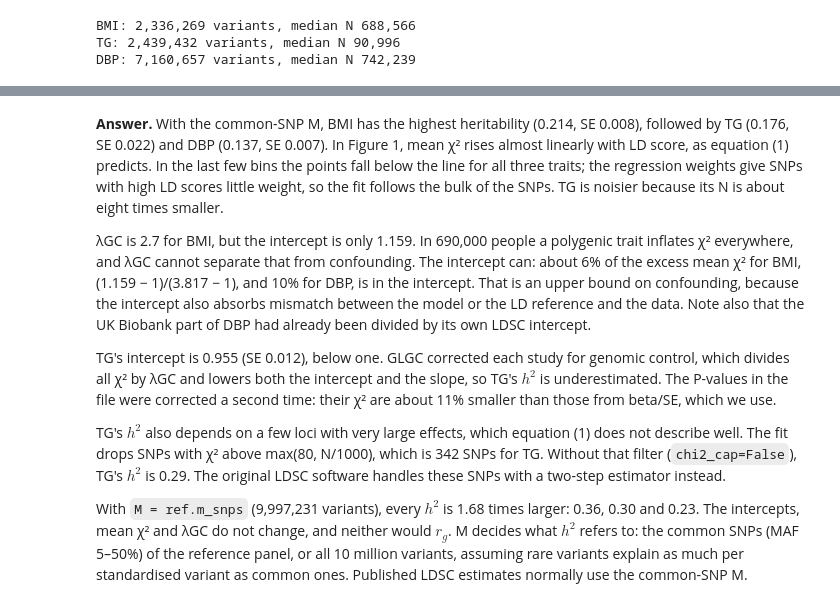
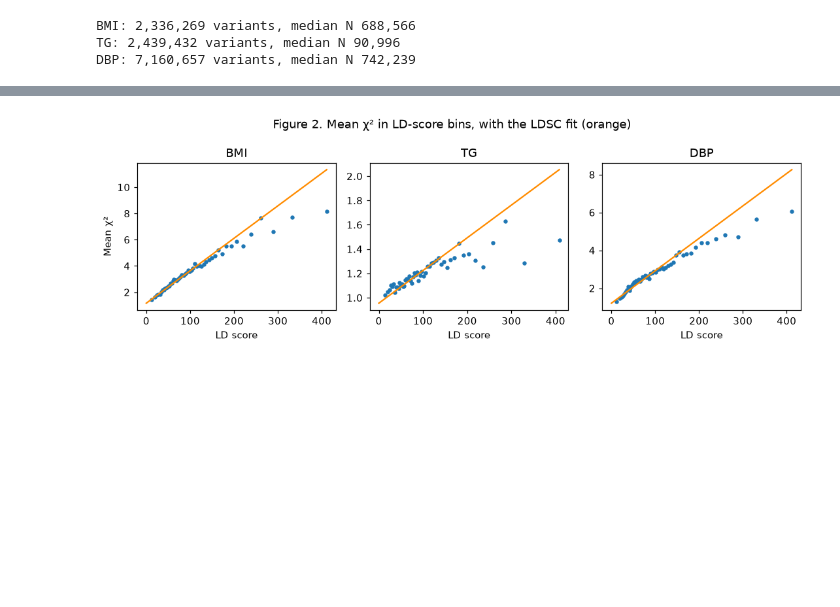
Before and after one commit to bvilhjal/ATIG_2026, a Jupyter notebook: teaching_days/2026-10-29/LDSC/LDSC_practical_answers.ipynb, the cells around one changed output, grey strips where cells are left out. Saved outputs shown, nothing was run; the diff lists cells and outputs as text; code cells hidden in the pictures; blank space fills up the shorter version.

```diff
--- a/teaching_days/2026-10-29/LDSC/LDSC_practical_answers.ipynb
+++ b/teaching_days/2026-10-29/LDSC/LDSC_practical_answers.ipynb
@@ -294,32 +300,24 @@ plt.show()
-# %% [markdown]
-**Answer.** With the common-SNP M, BMI has the highest heritability (0.214, SE 0.008),
-followed by TG (0.176, SE 0.022) and DBP (0.137, SE 0.007). In Figure 1, mean χ²
-rises almost linearly with LD score, as equation (1) predicts. In the last few bins the
-points fall below the line for all three traits; the regression weights give SNPs with
-high LD scores little weight, so the fit follows the bulk of the SNPs. TG is noisier
-because its N is about eight times smaller.
-
-λGC is 2.7 for BMI, but the intercept is only 1.159. In 690,000 people a polygenic
-trait inflates χ² everywhere, and λGC cannot separate that from confounding. The
-intercept can: about 6% of the excess mean χ² for BMI, (1.159 − 1)/(3.817 − 1), and
-10% for DBP, is in the intercept. That is an upper bound on confounding, because the
-intercept also absorbs mismatch between the model or the LD reference and the data.
-Note also that the UK Biobank part of DBP had already been divided by its own LDSC
-intercept.
-
-TG's intercept is 0.955 (SE 0.012), below one. GLGC corrected each study for genomic
-control, which divides all χ² by λGC and lowers both the intercept and the slope, so
-TG's $h^2$ is underestimated. The P-values in the file were corrected a second time:
-their χ² are about 11% smaller than those from beta/SE, which we use.
-
-TG's $h^2$ also depends on a few loci with very large effects, which equation (1) does
-not describe well. The fit drops SNPs with χ² above max(80, N/1000), which is 342 SNPs
-for TG. Without that filter (`chi2_cap=False`), TG's $h^2$ is 0.29. The original LDSC
-software handles these SNPs with a two-step estimator instead.
-
-With `M = ref.m_snps` (9,997,231 variants), every $h^2$ is 1.68 times larger: 0.36,
-0.30 and 0.23. The intercepts, mean χ² and λGC do not change, and neither would $r_g$.
-M decides what $h^2$ refers to: the common SNPs (MAF 5–50%) of the reference panel,
-or all 10 million variants, assuming rare variants explain as much per standardised
-variant as common ones. Published LDSC estimates normally use the common-SNP M.
+# %%
+fig, axes = plt.subplots(1, 3, figsize=(10, 3.3))
+for ax, (trait, fit) in zip(axes, fits.items()):
+    h = aligned[trait]
+    chi2 = (h.beta / h.se)**2
+    used = ldsc_chi2_keep(chi2, h.n_eff)[0]  # The fit drops SNPs with very large chi2.
+    snps = pd.DataFrame({'ld_score': ref.scores[h.var_index][used], 'chi2': chi2[used]})
+    snps = snps[snps['ld_score'] < snps['ld_score'].quantile(0.99)]  # Readable x-axis.
+    snps['bin'] = pd.qcut(snps['ld_score'], 50, labels=False)  # 50 bins of equal size.
+    means = snps.groupby('bin').mean()
+    ax.scatter(means['ld_score'], means['chi2'], s=10)
+
+    # Equation (1) with the fitted intercept and h2, at the median sample size.
+    grid = np.linspace(0, means['ld_score'].max(), 100)
+    ax.plot(grid, fit.intercept + np.median(h.n_eff) * fit.h2 / M * grid, color='darkorange')
+    ax.set_title(trait)
+    ax.set_xlabel('LD score')
+axes[0].set_ylabel('Mean χ²')
+fig.suptitle('Figure 2. Mean χ² in LD-score bins, with the LDSC fit (orange)')
+plt.tight_layout()
+plt.show()
+# %% [output]
+[figure, added]
 # %% [markdown]
```
Also changed, not shown: parts of 33 cells of this notebook, 6 other files.
